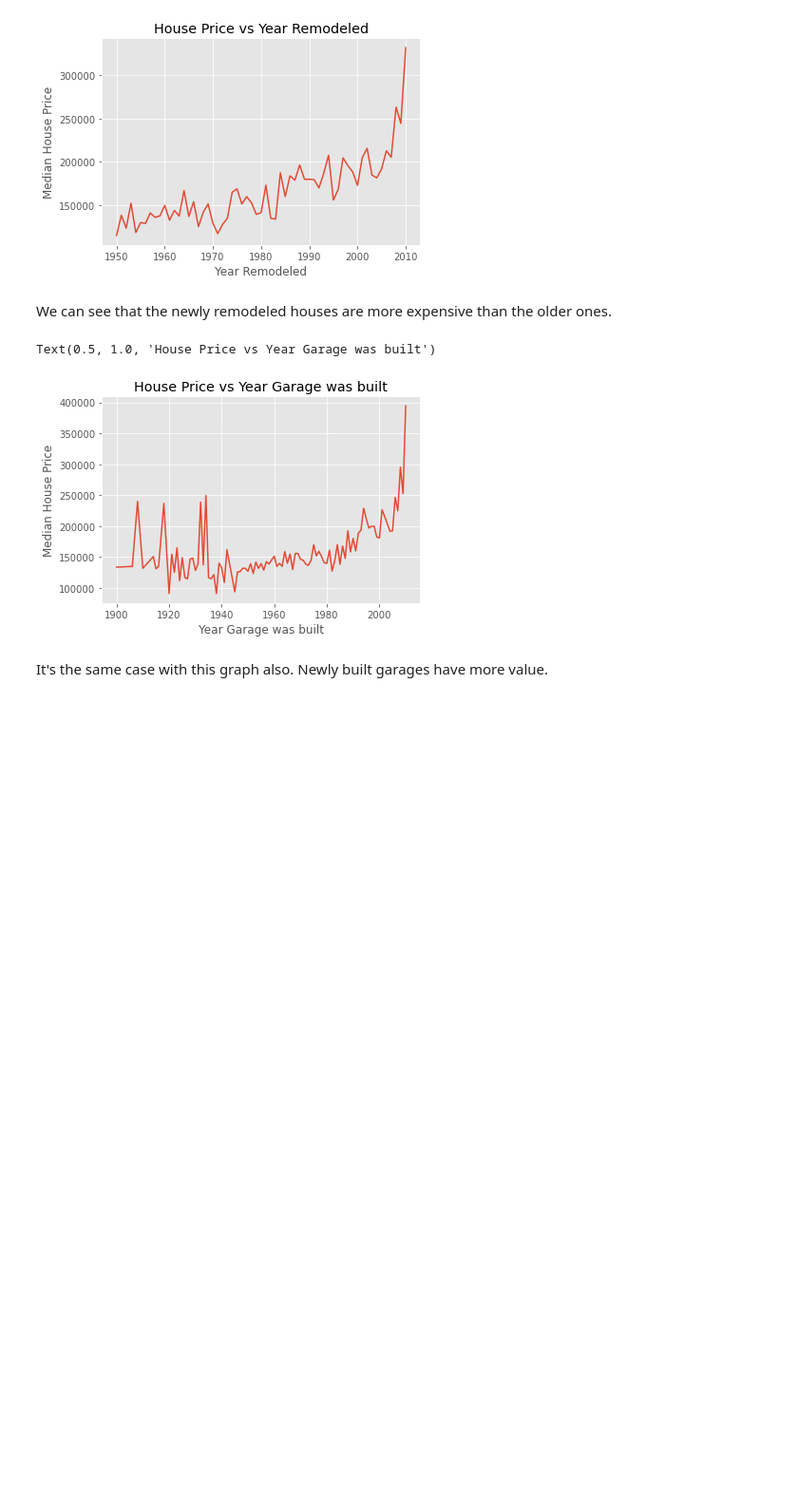
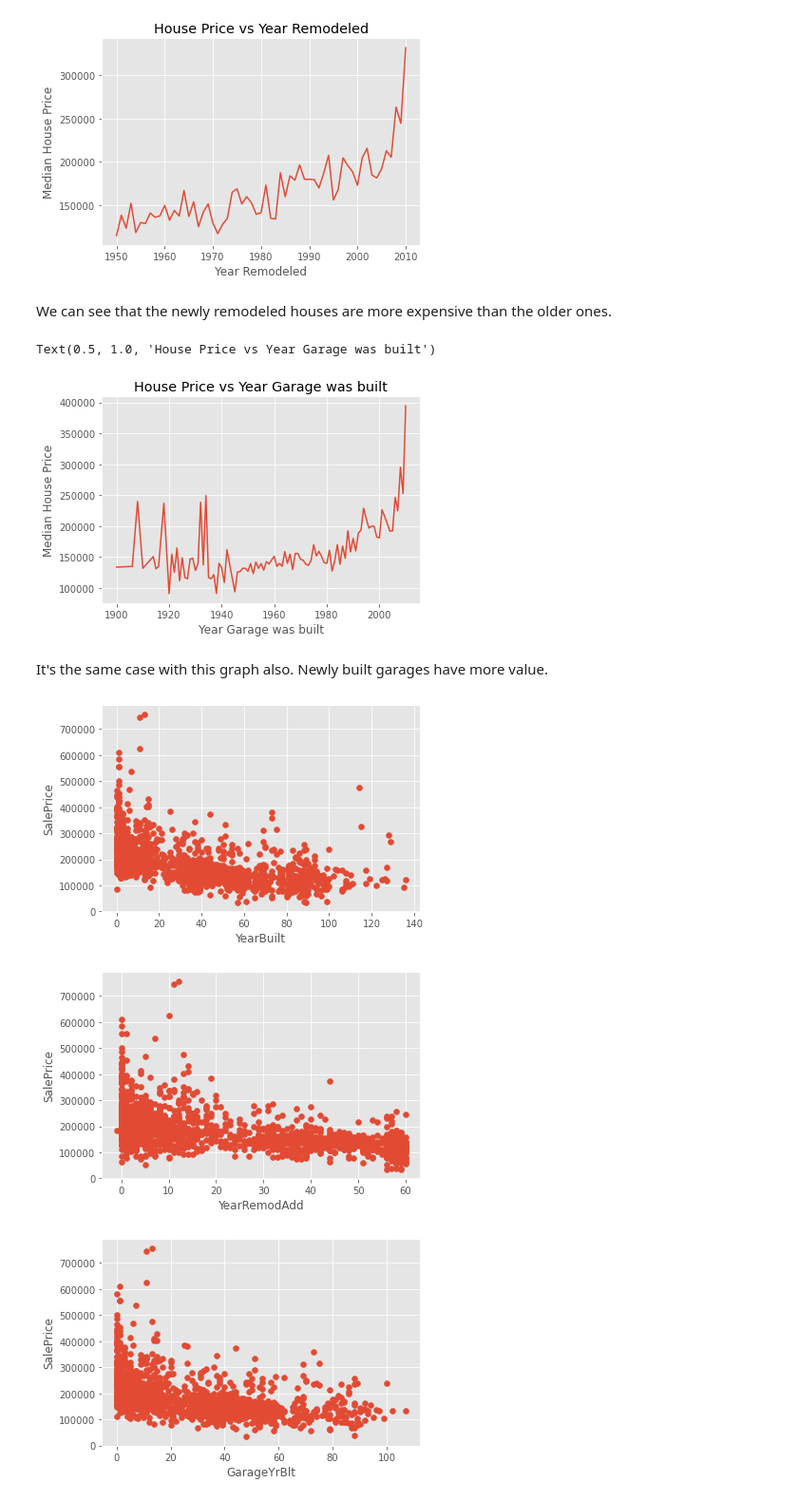
Before and after one commit to Si-D/House-Prices-EDA, a Jupyter notebook: EDA.ipynb, the cells around one changed output. Shown at 95% size. Saved outputs shown, nothing was run; the diff lists cells and outputs as text; code cells hidden in the pictures; blank space fills up the shorter version.

```diff
--- a/EDA.ipynb
+++ b/EDA.ipynb
@@ -176,3 +168,17 @@ Text(0.5, 1.0, 'House Price vs Year Garage was built')
 [figure]
 # %% [markdown]
 It's the same case with this graph also. Newly built garages have more value.
+# %%
+#same inference through different graphs
+for feature in yr_feature:
+    if feature != 'YrSold':
+        data = df.copy()
+        data[feature] = data['YrSold'] - data[feature]
+        plt.scatter(data[feature], data['SalePrice'])
+        plt.xlabel(feature)
+        plt.ylabel('SalePrice')
+        plt.show()
+# %% [output]
+[figure, added]
+[figure, added]
+[figure, added]
```
Also changed, not shown: parts of 2 cells of this notebook.
